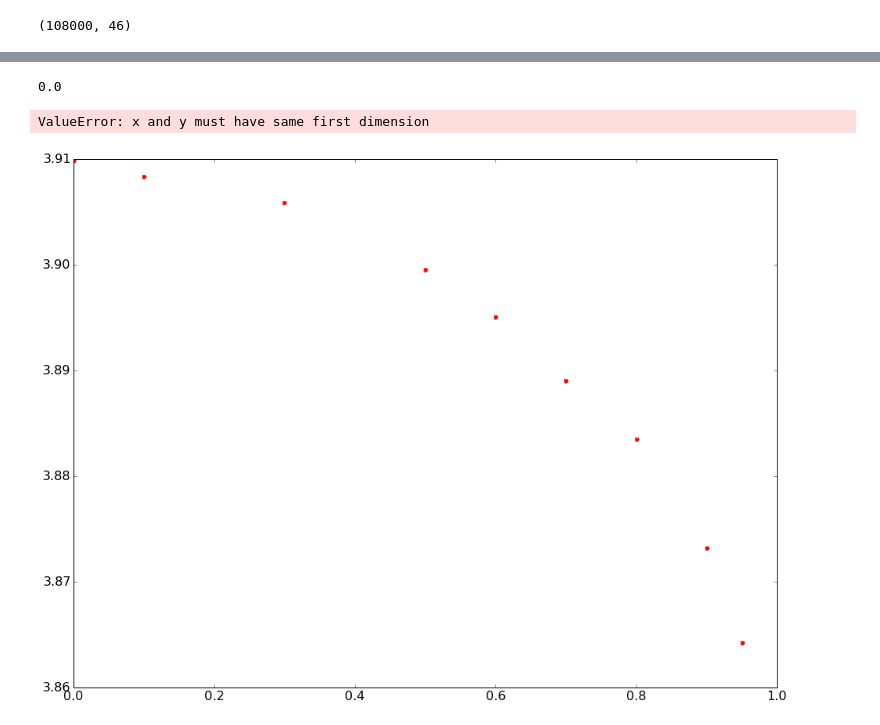
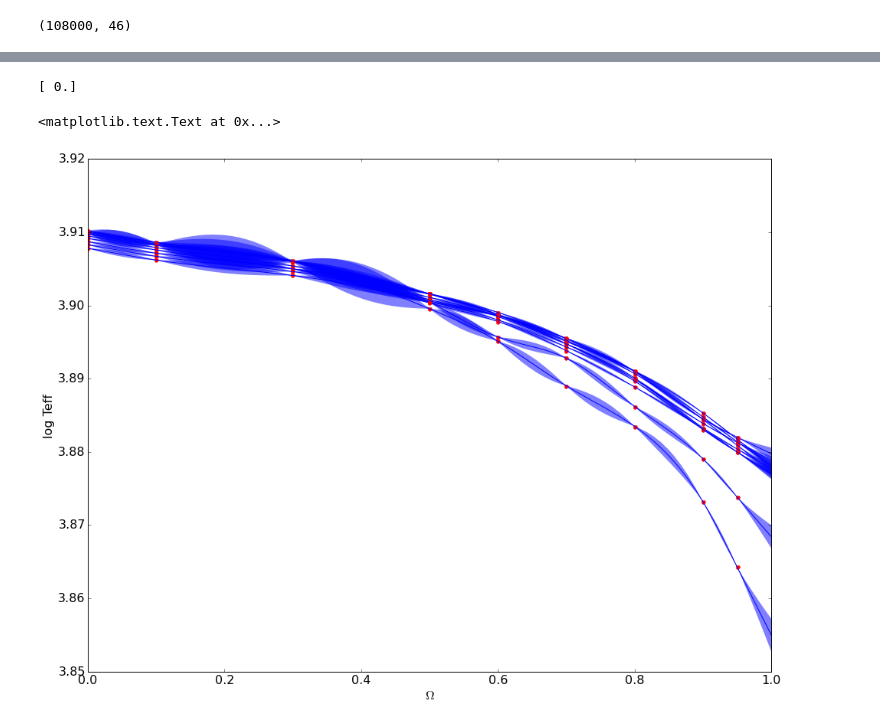
Before and after one commit to lmaesampson/StellarTrackInterpolation, a Jupyter notebook: Python/StarTrackTest.ipynb, the cells around one changed output, grey strips where cells are left out. Drawn from its saved outputs; the diff is of its cells as text; code cells hidden in the pictures.

```diff
--- a/Python/StarTrackTest.ipynb
+++ b/Python/StarTrackTest.ipynb
@@ -49,6 +43,6 @@ pl.show()
 # %%
 #Ok, so that has picked out nine tracks each with the same mass and metalicity, but varying
-#the Luminosity
+#the spin. Now use the predicted log(Teff) to interpolate log(Teff) over all possible values of spin.
 
 
 dataobs = dict()
@@ -58,38 +52,42 @@ omegatest = dict()
 
 
 for i in range(200):
-    dataobs[i] = [playdata[0][i,6],playdata[1][i,6],playdata[4][i,6],playdata[7][i,6],playdata[8][i,6],playdata[2][i,6],playdata[3][i,6],playdata[5][i,6],playdata[6][i,6]]
+    dataobs[i] = [playdata[0][i,7],playdata[1][i,7],playdata[4][i,7],playdata[7][i,7],playdata[8][i,7],playdata[2][i,7],playdata[3][i,7],playdata[5][i,7],playdata[6][i,7]]
     omegaobs[i] = [playdata[0][i,2],playdata[1][i,2],playdata[4][i,2],playdata[7][i,2],playdata[8][i,2],playdata[2][i,2],playdata[3][i,2],playdata[5][i,2],playdata[6][i,2]]
 
+#What's in these lists? The first number gives the track number - there are 9 of those in playdata. The second
+#'number,' which is i, gives the time stamp.
+#The third number gives the omega parameter, for omegaobs, or
+# the observable we're interpolating over, for dataobs. In this case, the observable is the log of the effective temp.
 
-X = dict()
-Lum = dict()
+XT = dict()
+Teff = dict()
 
-#Now you're just setting things up to feed into the GP interpolator. The values to be interpolated are the observed
-#value, across the range of omegas. There are 100 time steps. These are delineated by [i]. But *at each i* there is
-#a vector, for omega this contains the points of omega that are either observed or to be tested. For data this contains
-#the values at each of those. So y[100] is the 5-d vector containing the observed values at the 5-d vector in X. This
+#Now we're just setting things up to feed into the GP interpolator. The values to be interpolated are the observed
+#value, across the range of omegas. There are 200 time steps. These are delineated by [i]. But *at each i* there is
+#a vector, for omega this contains the points of omega that are observed. For data this contains
+#the values at each of those. So y[100] is the 9-d vector containing the observed values at the 9-d vector in X. This
 #all pertains to the time step 100.
 for i in range(200):
-    X[i] = np.atleast_2d(np.asarray(omegaobs[i])).T
-    Lum[i] = np.asarray(dataobs[i])
+    XT[i] = np.atleast_2d(np.asarray(omegaobs[i])).T
+    Teff[i] = np.asarray(dataobs[i])
 
 # Mesh the input space for evaluations of the real function, the prediction and
 # its MSE
-# So y[0] is at omega = 0, y[1] is at omega = 1/50, etc.
+# So y[0] is at omega = 0, y[1] is at omega = 1/100, etc.
 x = np.atleast_2d(np.linspace(0, 1, 100)).T
 
 # Instanciate a Gaussian Process model
 gp = GaussianProcess(corr='cubic', theta0=1e-2, thetaL=1e-4, thetaU=1e-1,
                      random_start=100)
-Lum_pred = dict()
-sigmaL = dict()
+Teff_pred = dict()
+sigmaT = dict()
 
 
 for i in range(200):
 # Fit to data using Maximum Likelihood Estimation of the parameters
-    gp.fit(X[i],Lum[i])
+    gp.fit(XT[i],Teff[i])
 
 # Make the prediction on the meshed x-axis (ask for MSE as well)
-    Lum_pred[i], MSE = gp.predict(x, eval_MSE=True)
-   # sigmaL[i] = np.sqrt(MSE)
+    Teff_pred[i], MSE = gp.predict(x, eval_MSE=True)
+    sigmaT[i] = np.sqrt(MSE)
@@ -147,21 +132,23 @@ for i in range(200):
 # %%
+#Plot the interpolated and observed effective temperatures.
+
 print(x[0])
-for i in range(2):
+for i in range(10):
     pl.plot(XT[i], Teff[i], 'r.', markersize=10, label=u'Observations')
     pl.plot(x, Teff_pred[i], 'b-', label=u'Prediction')
  #   pl.plot(X[i], Lum[i], 'r.', markersize=10, label=u'Observations')
   #  pl.plot(x, Lum_pred[i], 'g-', label=u'Prediction')
   #  pl.plot(omegatest[i],datatest[i],'xr')
     pl.fill(np.concatenate([x, x[::-1]]),
-            np.concatenate([Lum_pred[i] - 1.9600 * sigmaL[i],
-                       (Lum_pred[i] + 1.9600 * sigmaL[i])[::-1]]),
+            np.concatenate([Teff_pred[i] - 1.9600 * sigmaT[i],
+                       (Teff_pred[i] + 1.9600 * sigmaT[i])[::-1]]),
             alpha=.5, fc='b',ec='None', label='95% confidence interval')
 #pl.legend(loc='lower left')
 pl.xlim(0,1)
 pl.xlabel(r'$\Omega$')
 pl.ylabel('log Teff')
 # %% [output]
-0.0
+[ 0.]
-ValueError: x and y must have same first dimension
+<matplotlib.text.Text at 0x...>
-[figure, old version]
+[figure, new version]
 # %%
```
Also changed, not shown: parts of 8 cells of this notebook.
